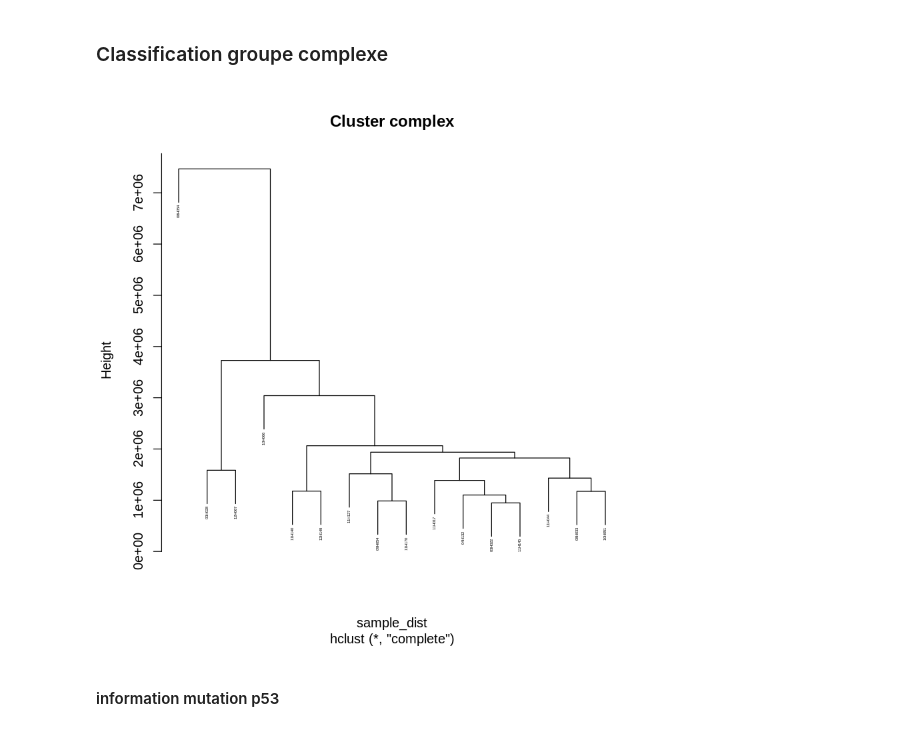
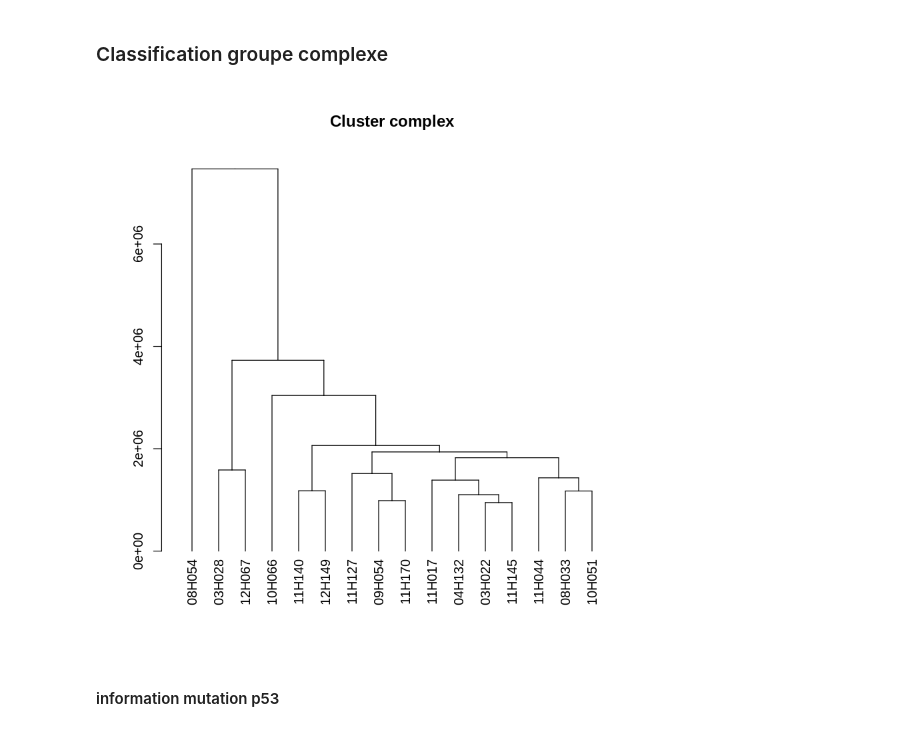
Before and after one commit to SafiaSafa/AYA_project, a Jupyter notebook: AYA_DE_analysis_SELECTED.ipynb, the cells around one changed output. Saved outputs shown, nothing was run; the diff lists cells and outputs as text; code cells hidden in the pictures.

```diff
--- a/AYA_DE_analysis_SELECTED.ipynb
+++ b/AYA_DE_analysis_SELECTED.ipynb
@@ -882,9 +877,9 @@ sample_dist=dist(tordered_data[,c(1:500)], method = "euclidean")
 # %%
 hc=hclust(sample_dist, method = "complete", members = NULL)
 
-plot(hc, cex=0.3, main = "Cluster complex")
+plot(as.dendrogram(hc), cex=0.3, main = "Cluster complex")
 # %% [output]
-[figure, old version]
+[figure, new version]
 # %% [markdown]
 #### information mutation p53
 # %%
```
Also changed, not shown: parts of 7 cells of this notebook, 5 other files.
